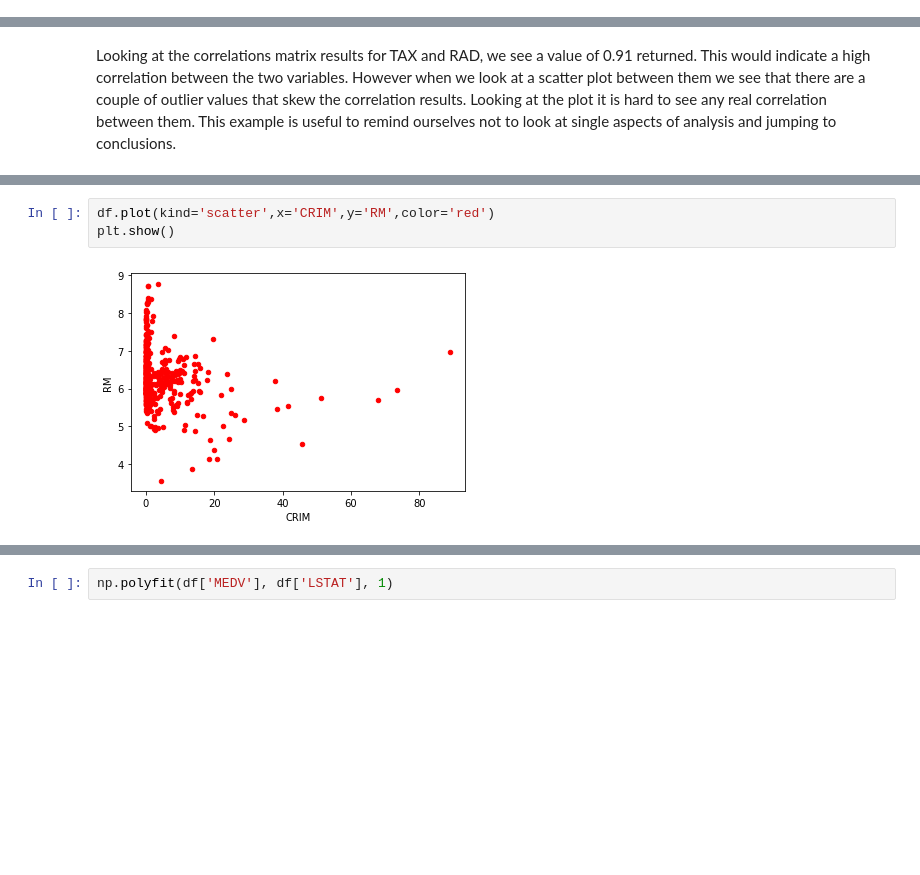
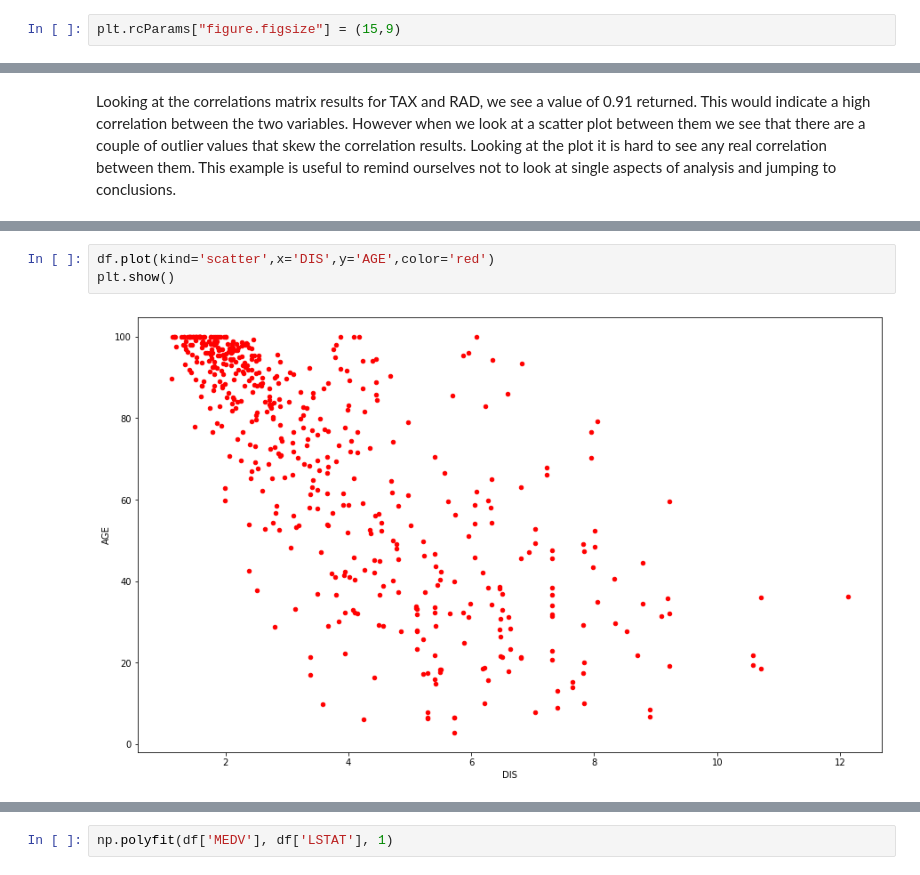
Before and after one commit to MKelly1303/52954_Project_2019, a Jupyter notebook: 52954_Project_Notebook.ipynb, the cells around one changed output, grey strips where cells are left out. Drawn from its saved outputs; the diff is of its cells as text; blank space fills up the shorter version.

```diff
--- a/52954_Project_Notebook.ipynb
+++ b/52954_Project_Notebook.ipynb
@@ -37,6 +35,8 @@ import sklearn.preprocessing as pre
 import sklearn.model_selection as mod
 
 import sklearn.decomposition as dec
+# %%
+plt.rcParams["figure.figsize"] = (15,9)
 # %%
 type(df_boston)
 # %% [output]
@@ -211,6 +211,6 @@ plt.show()
 # %%
-df.plot(kind='scatter',x='CRIM',y='RM',color='red')
+df.plot(kind='scatter',x='DIS',y='AGE',color='red')
 plt.show()
 # %% [output]
-[figure, old version]
+[figure, new version]
 # %%
```
Also changed, not shown: parts of 41 cells of this notebook.
